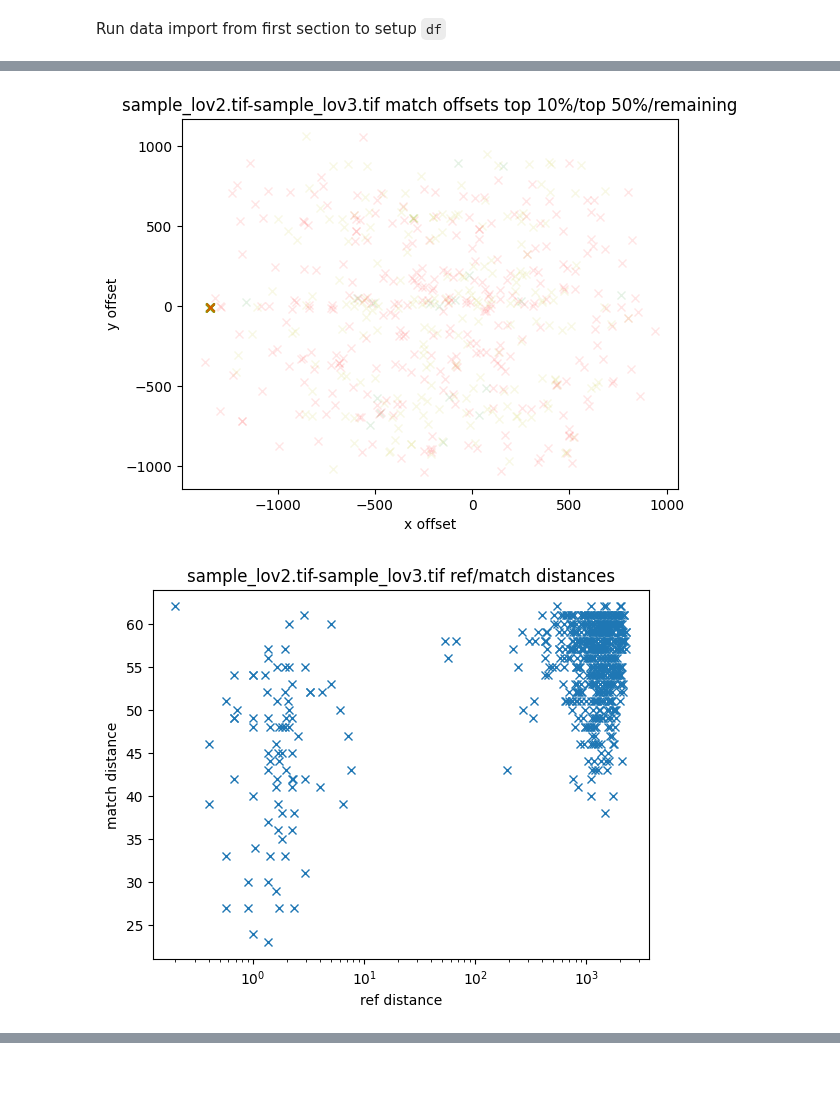
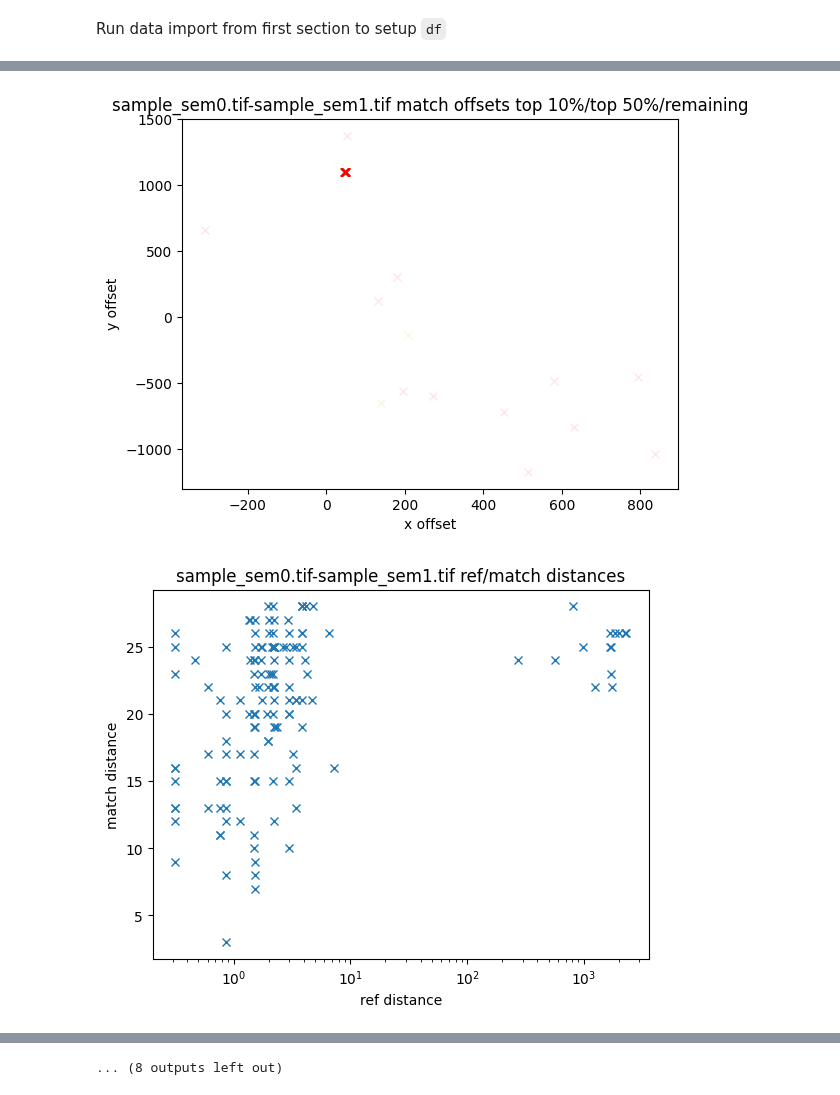
Before and after one commit to jess-garnett/MISalign, a Jupyter notebook: MISalign/alignment/prototype_aligncv.ipynb, the cells around one changed output, grey strips where cells are left out. Cells and saved outputs as stored; diff of their text form; code cells hidden in the pictures.

```diff
--- a/MISalign/alignment/prototype_aligncv.ipynb
+++ b/MISalign/alignment/prototype_aligncv.ipynb
@@ -354,8 +354,8 @@ from matplotlib import pyplot as plt
 # %% [markdown]
 Run data import from first section to setup `df`
 # %%
-# samples_short=["sem0","sem1","sem2","sem3","sem4","sem5"]#
-samples_short=["lro0","lro1","lro2","lro3","hdf0","hdf1","hdf2","hdf3","lov1","lov2","lov3","ldf0","ldf2","ldf3"]
+samples_short=["sem0","sem1","sem2","sem3","sem4","sem5"]#
+# samples_short=["lro0","lro1","lro2","lro3","hdf0","hdf1","hdf2","hdf3","lov1","lov2","lov3","ldf0","ldf2","ldf3"]
 samples=pd.DataFrame([df[df.index.str.contains(x)].iloc[0] for x in samples_short])
 samples
 # %% [output]
@@ -377,8 +369,8 @@ samples
 # %%
 # match_combs=combinations(orb_df.index.to_list(),2)
-# match_combs=(("sem0","sem1"),("sem2","sem3"),("sem3","sem4"),("sem4","sem5"),("sem3","sem5"))
+match_combs=(("sem0","sem1"),("sem2","sem3"),("sem3","sem4"),("sem4","sem5"),("sem3","sem5"))
 # match_combs=(("lro2","lro3"),("lro0","lro2"),("lro1","lro2"),("hdf0","hdf2"),("hdf0","hdf1"),("hdf1","hdf3"),("lov2","lov3"),("lov1","lov2"),("ldf0","ldf3"),("ldf2","ldf3"))
-match_combs=(("lov2","lov3"),("lov1","lov2"),("ldf0","ldf3"))
+# match_combs=(("lov2","lov3"),("lov1","lov2"),("ldf0","ldf3"))
 match_combs=[(df.index[df.index.str.contains(x[0])][0],df.index[df.index.str.contains(x[1])][0]) for x in match_combs]
 # %%
 orb_data=dict()
@@ -423,7 +407,7 @@ for m1,m2 in match_combs:
 
     matches = bf.match(orb_df["des"][m1],orb_df["des"][m2])
     matches = sorted(matches, key = lambda x:x.distance)
-    matches = matches[:int(len(matches)*(1/2))]
+    matches = matches[:int(len(matches)*(1/8))]
     # matches = matches[:10]
 
     pts_from=np.array([orb_df["kp"][m1][match.queryIdx].pt for match in matches])
@@ -529,2 +513,2 @@ X,Y:1347.8, 10.0
-[figure, old version]
+[figure, new version]
-[figure, old version]
+[figure, new version]
@@ -570,0 +556 @@ X,Y:991.9, 924.5
+... (8 outputs left out)
```
Also changed, not shown: parts of 3 cells of this notebook.
